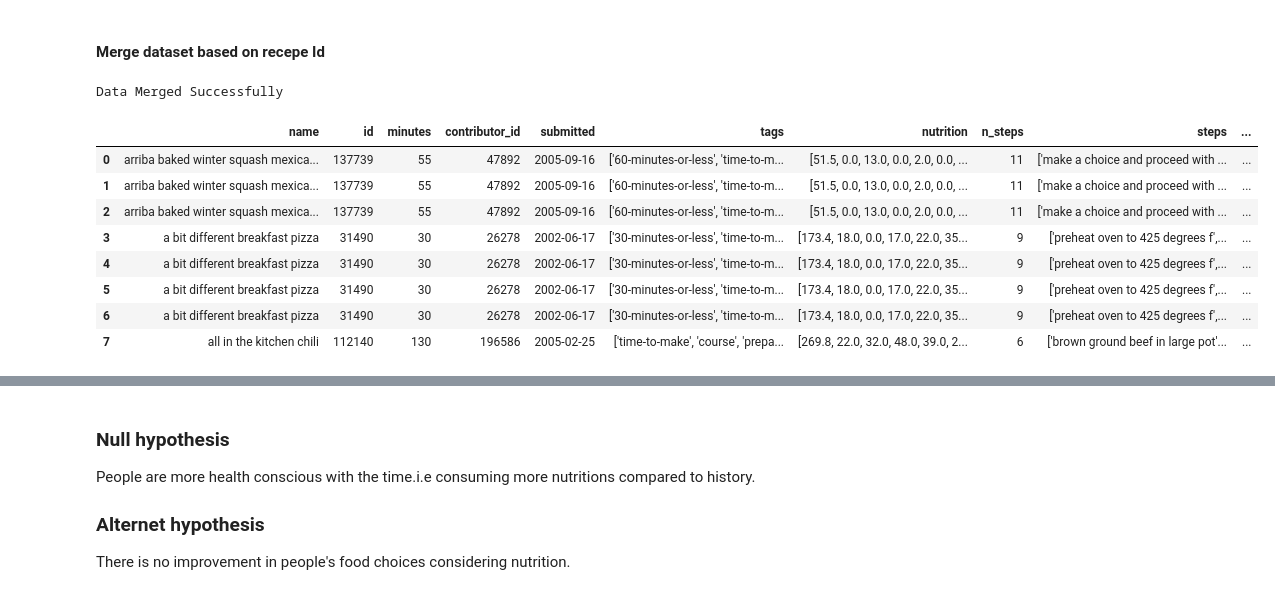
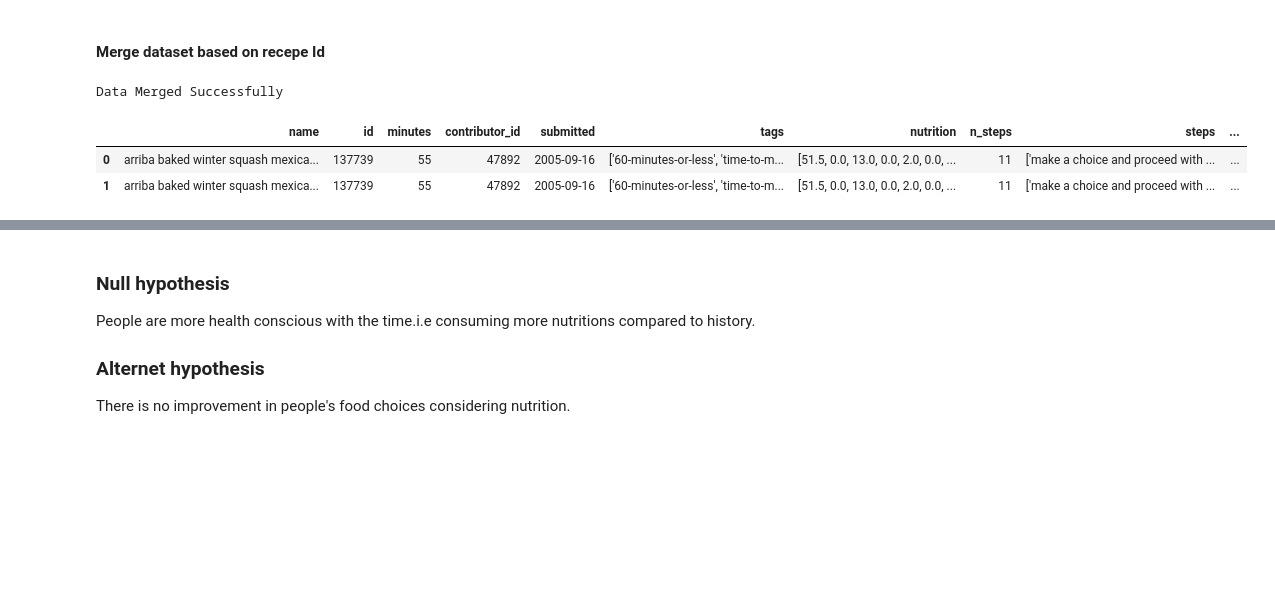
Before and after one commit to khushbunlad/PROG8431, a Jupyter notebook: GroupPresentation3.ipynb, the cells around one changed output, grey strips where cells are left out. Cells and saved outputs as stored; diff of their text form; code cells hidden in the pictures; blank space fills up the shorter version.

```diff
--- a/GroupPresentation3.ipynb
+++ b/GroupPresentation3.ipynb
@@ -108,17 +109,10 @@ Total Records : 231637
 # %%
 # Merge data using common field recepe Id
 merged_data = pd.merge(recepeData.data, interactionData.data, left_on='id', right_on='recipe_id')
-merged_data['n_nutrition'] = merged_data['nutrition'].apply(lambda x: len(x))
 print("Data Merged Successfully")
-merged_data.head(8)
+merged_data.head(2)
 # %% [output]
 Data Merged Successfully
 |  | name | id | minutes | contributor_id | submitted | tags | nutrition | n_steps | steps | ... |
 | 0 | arriba baked winter squash mexica... | 137739 | 55 | 47892 | 2005-09-16 | ['60-minutes-or-less', 'time-to-m... | [51.5, 0.0, 13.0, 0.0, 2.0, 0.0, ... | 11 | ['make a choice and proceed with ... | ... |
 | 1 | arriba baked winter squash mexica... | 137739 | 55 | 47892 | 2005-09-16 | ['60-minutes-or-less', 'time-to-m... | [51.5, 0.0, 13.0, 0.0, 2.0, 0.0, ... | 11 | ['make a choice and proceed with ... | ... |
-| 2 | arriba baked winter squash mexica... | 137739 | 55 | 47892 | 2005-09-16 | ['60-minutes-or-less', 'time-to-m... | [51.5, 0.0, 13.0, 0.0, 2.0, 0.0, ... | 11 | ['make a choice and proceed with ... | ... |
-| 3 | a bit different breakfast pizza | 31490 | 30 | 26278 | 2002-06-17 | ['30-minutes-or-less', 'time-to-m... | [173.4, 18.0, 0.0, 17.0, 22.0, 35... | 9 | ['preheat oven to 425 degrees f',... | ... |
-| 4 | a bit different breakfast pizza | 31490 | 30 | 26278 | 2002-06-17 | ['30-minutes-or-less', 'time-to-m... | [173.4, 18.0, 0.0, 17.0, 22.0, 35... | 9 | ['preheat oven to 425 degrees f',... | ... |
-| 5 | a bit different breakfast pizza | 31490 | 30 | 26278 | 2002-06-17 | ['30-minutes-or-less', 'time-to-m... | [173.4, 18.0, 0.0, 17.0, 22.0, 35... | 9 | ['preheat oven to 425 degrees f',... | ... |
-| 6 | a bit different breakfast pizza | 31490 | 30 | 26278 | 2002-06-17 | ['30-minutes-or-less', 'time-to-m... | [173.4, 18.0, 0.0, 17.0, 22.0, 35... | 9 | ['preheat oven to 425 degrees f',... | ... |
-| 7 | all in the kitchen chili | 112140 | 130 | 196586 | 2005-02-25 | ['time-to-make', 'course', 'prepa... | [269.8, 22.0, 32.0, 48.0, 39.0, 2... | 6 | ['brown ground beef in large pot'... | ... |
```
Also changed, not shown: parts of 10 cells of this notebook, 1 other file.
